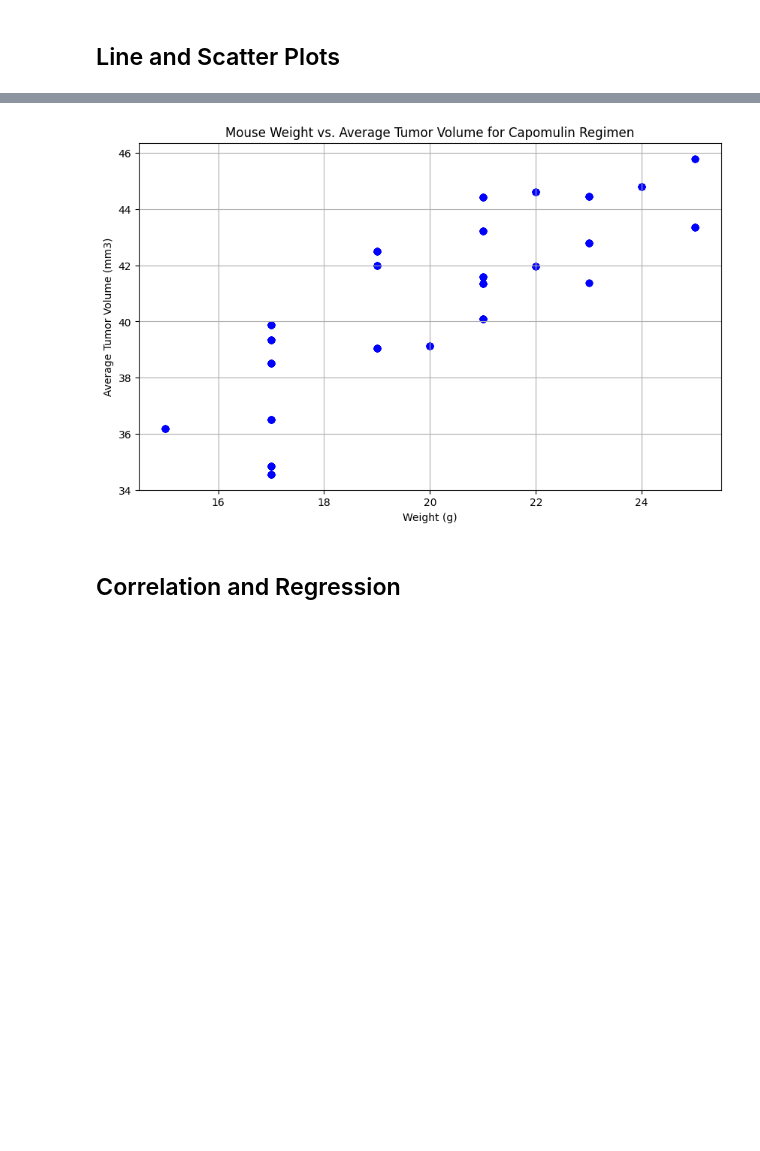
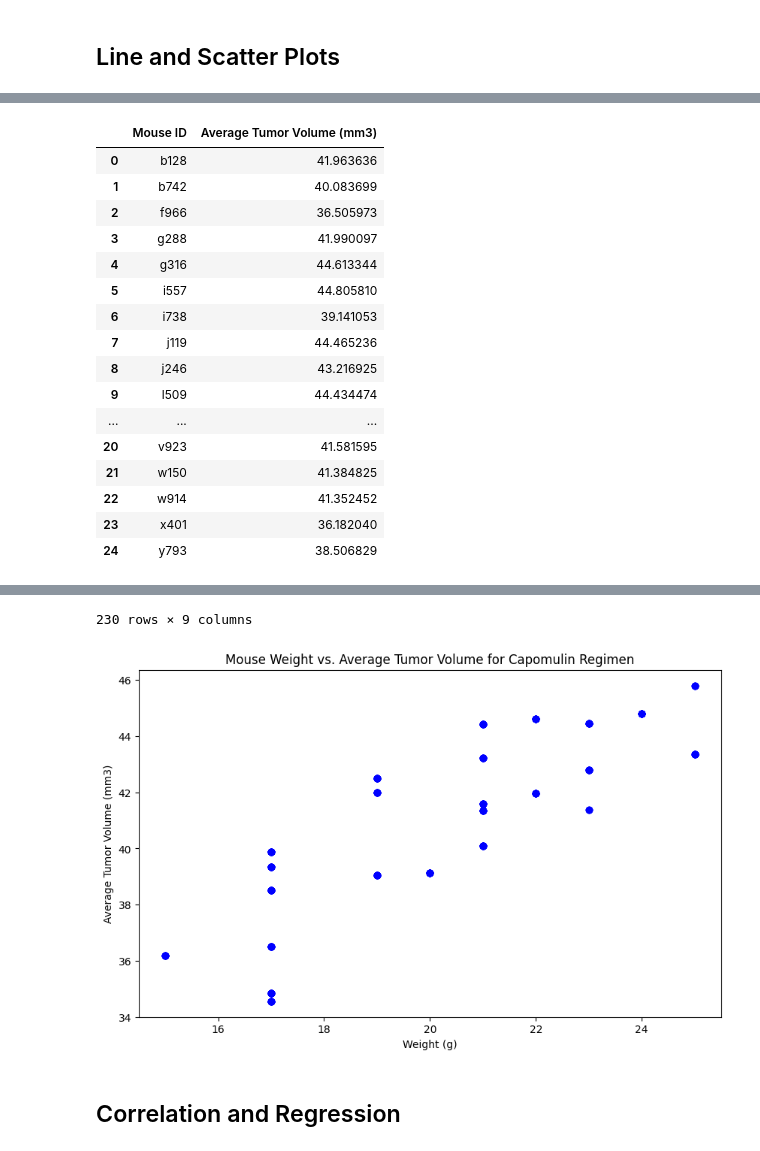
Before and after one commit to TheresaFregoso/python-Data-Visualization, a Jupyter notebook: pymaceuticals.ipynb, the cells around one changed output, grey strips where cells are left out. Cells and saved outputs as stored; diff of their text form; code cells hidden in the pictures; blank space fills up the shorter version.

```diff
--- a/pymaceuticals.ipynb
+++ b/pymaceuticals.ipynb
@@ -253,16 +255,33 @@ capomulin_study_df = merge_mouse_unique[merge_mouse_unique['Drug Regimen'] == 'C
 # Calculate the average observed tumor volume for each mouse
 avg_tumor_volume_df = capomulin_study_df.groupby('Mouse ID')['Tumor Volume (mm3)'].mean().reset_index()
 avg_tumor_volume_df = avg_tumor_volume_df.rename(columns={'Tumor Volume (mm3)': 'Average Tumor Volume (mm3)'})
-
+display(avg_tumor_volume_df)
 # Merge the average tumor volume data with the mouse metadata to get the weights
 merged_capomulin_df = pd.merge(avg_tumor_volume_df, merge_mouse_unique, on='Mouse ID')
-
+display(merged_capomulin_df)
 # Generate the scatter plot
 plt.figure(figsize=(10, 6))
 plt.scatter(merged_capomulin_df['Weight (g)'], merged_capomulin_df['Average Tumor Volume (mm3)'], color='blue')
 plt.title('Mouse Weight vs. Average Tumor Volume for Capomulin Regimen')
 plt.xlabel('Weight (g)')
 plt.ylabel('Average Tumor Volume (mm3)')
-plt.grid(True)
+plt.grid(False)
 plt.show()
 # %% [output]
+|  | Mouse ID | Average Tumor Volume (mm3) |
+| 0 | b128 | 41.963636 |
+| 1 | b742 | 40.083699 |
+| 2 | f966 | 36.505973 |
+| 3 | g288 | 41.990097 |
+| 4 | g316 | 44.613344 |
+| 5 | i557 | 44.805810 |
+| 6 | i738 | 39.141053 |
+| 7 | j119 | 44.465236 |
+| 8 | j246 | 43.216925 |
+| 9 | l509 | 44.434474 |
+| ... | ... | ... |
+| 20 | v923 | 41.581595 |
+| 21 | w150 | 41.384825 |
+| 22 | w914 | 41.352452 |
+| 23 | x401 | 36.182040 |
+| 24 | y793 | 38.506829 |
@@ -269,4 +300,5 @@ plt.show()
+230 rows × 9 columns
-[figure, old version]
+[figure, new version]
 # %% [markdown]
 ## Correlation and Regression
 # %%
```
Also changed, not shown: parts of 11 cells of this notebook.
